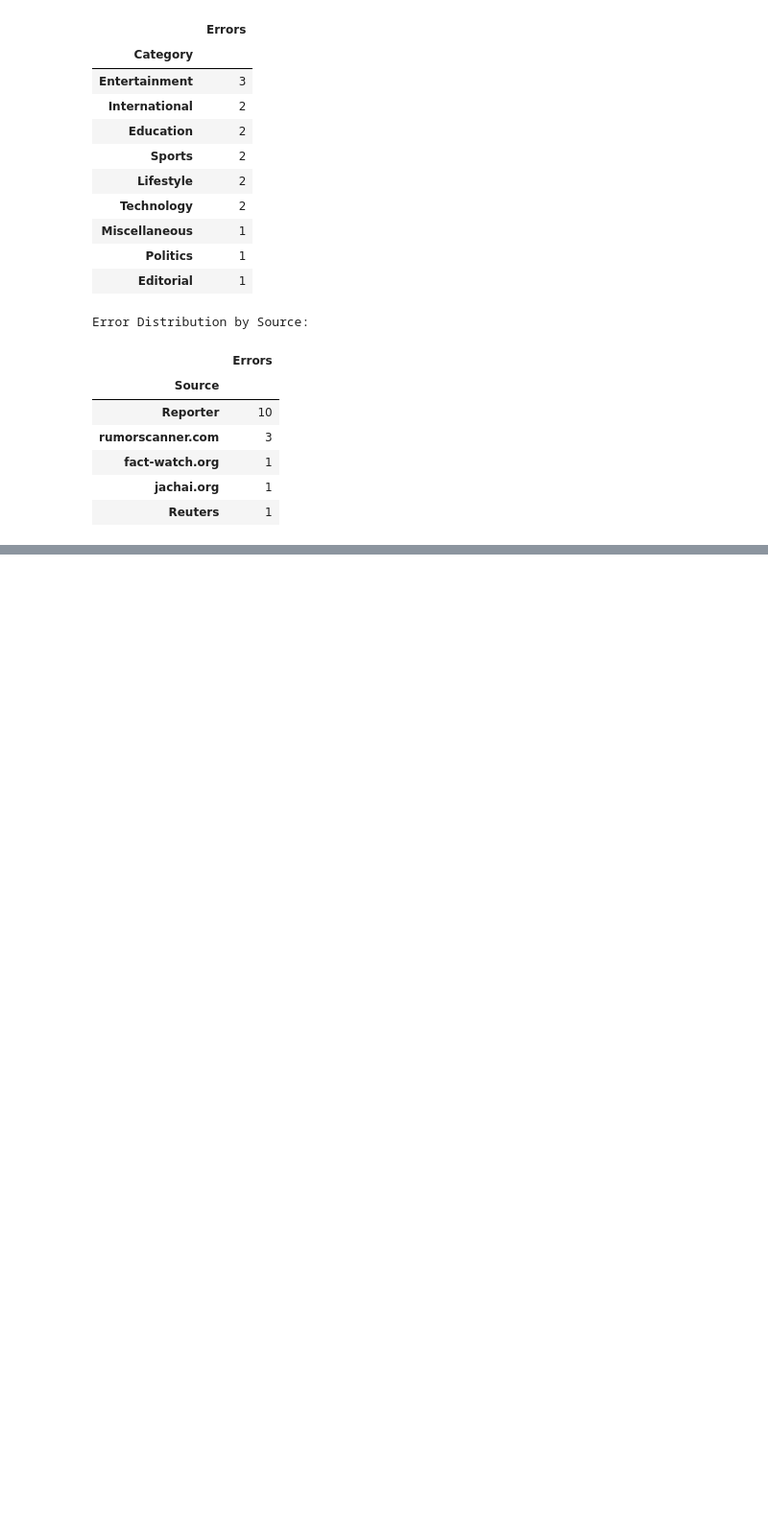
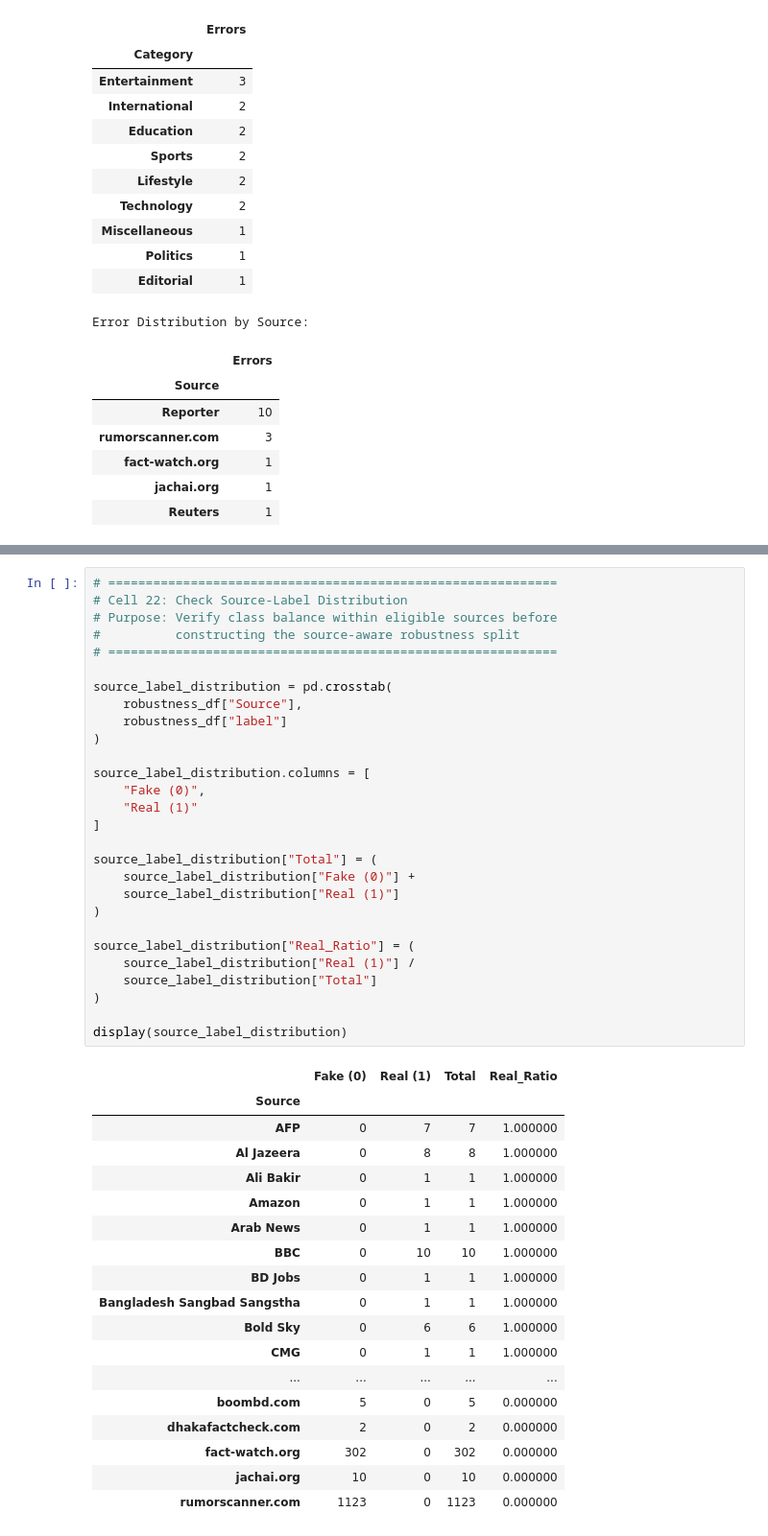
Before and after one commit to jaimulhaque/banglafake-detection, a Jupyter notebook: notebooks/03_research_analysis.ipynb, the cells around one changed output, grey strips where cells are left out. Shown at 96% size. Drawn from its saved outputs; the diff is of its cells as text; blank space fills up the shorter version.

```diff
--- a/notebooks/03_research_analysis.ipynb
+++ b/notebooks/03_research_analysis.ipynb
@@ -1105,0 +1323,47 @@ Error Distribution by Source:
+# %%
+# ============================================================
+# Cell 22: Check Source-Label Distribution
+# Purpose: Verify class balance within eligible sources before
+#          constructing the source-aware robustness split
+# ============================================================
+
+source_label_distribution = pd.crosstab(
+    robustness_df["Source"],
+    robustness_df["label"]
+)
+
+source_label_distribution.columns = [
+    "Fake (0)",
+    "Real (1)"
+]
+
+source_label_distribution["Total"] = (
+    source_label_distribution["Fake (0)"] +
+    source_label_distribution["Real (1)"]
+)
+
+source_label_distribution["Real_Ratio"] = (
+    source_label_distribution["Real (1)"] /
+    source_label_distribution["Total"]
+)
+
+display(source_label_distribution)
+# %% [output]
+|  | Fake (0) | Real (1) | Total | Real_Ratio |
+| Source |  |  |  |  |
+| AFP | 0 | 7 | 7 | 1.000000 |
+| Al Jazeera | 0 | 8 | 8 | 1.000000 |
+| Ali Bakir | 0 | 1 | 1 | 1.000000 |
+| Amazon | 0 | 1 | 1 | 1.000000 |
+| Arab News | 0 | 1 | 1 | 1.000000 |
+| BBC | 0 | 10 | 10 | 1.000000 |
+| BD Jobs | 0 | 1 | 1 | 1.000000 |
+| Bangladesh Sangbad Sangstha | 0 | 1 | 1 | 1.000000 |
+| Bold Sky | 0 | 6 | 6 | 1.000000 |
+| CMG | 0 | 1 | 1 | 1.000000 |
+| ... | ... | ... | ... | ... |
+| boombd.com | 5 | 0 | 5 | 0.000000 |
+| dhakafactcheck.com | 2 | 0 | 2 | 0.000000 |
+| fact-watch.org | 302 | 0 | 302 | 0.000000 |
+| jachai.org | 10 | 0 | 10 | 0.000000 |
+| rumorscanner.com | 1123 | 0 | 1123 | 0.000000 |
```
Also changed, not shown: parts of 3 cells of this notebook.
